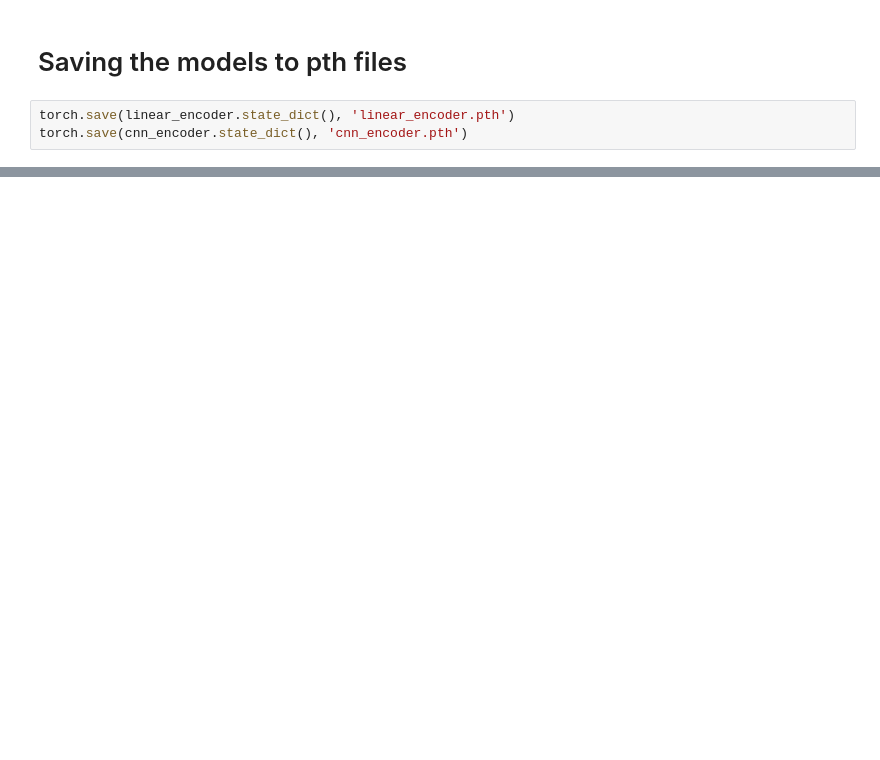
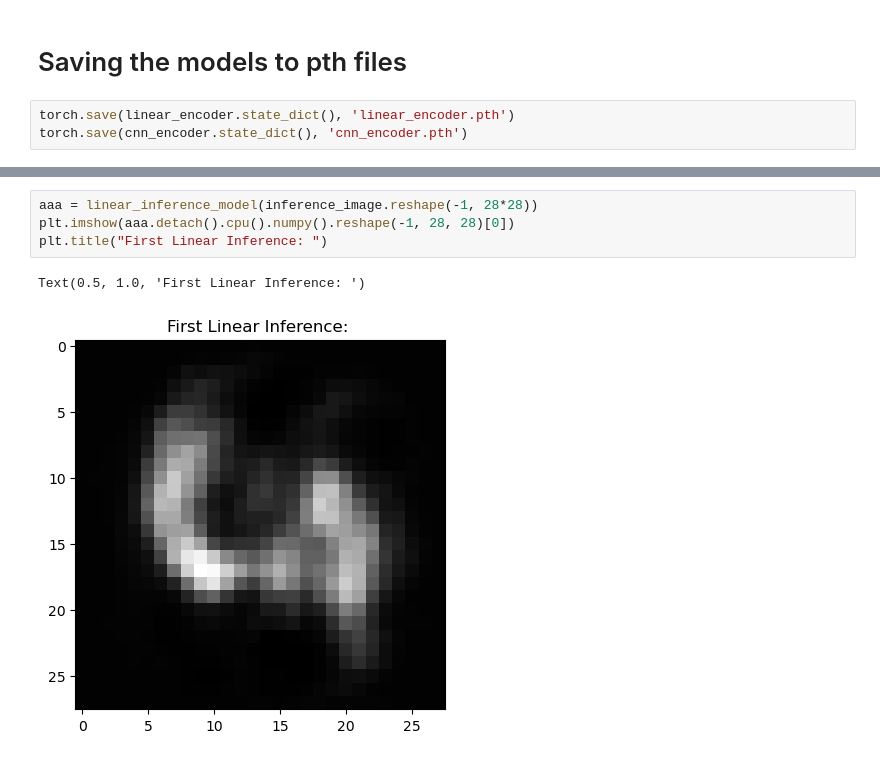
Before and after one commit to Harighs/AutoEncoder_GAN, a Jupyter notebook: Autoencodder_in_pytorch.ipynb, the cells around one changed output, grey strips where cells are left out. Saved outputs shown, nothing was run; the diff lists cells and outputs as text; blank space fills up the shorter version.

```diff
--- a/Autoencodder_in_pytorch.ipynb
+++ b/Autoencodder_in_pytorch.ipynb
@@ -211,0 +265,7 @@ torch.save(cnn_encoder.state_dict(), 'cnn_encoder.pth')
+# %%
+aaa = linear_inference_model(inference_image.reshape(-1, 28*28))
+plt.imshow(aaa.detach().cpu().numpy().reshape(-1, 28, 28)[0])
+plt.title("First Linear Inference: ")
+# %% [output]
+Text(0.5, 1.0, 'First Linear Inference: ')
+[figure, added]
```
Also changed, not shown: parts of 6 cells of this notebook, 5 other files.
